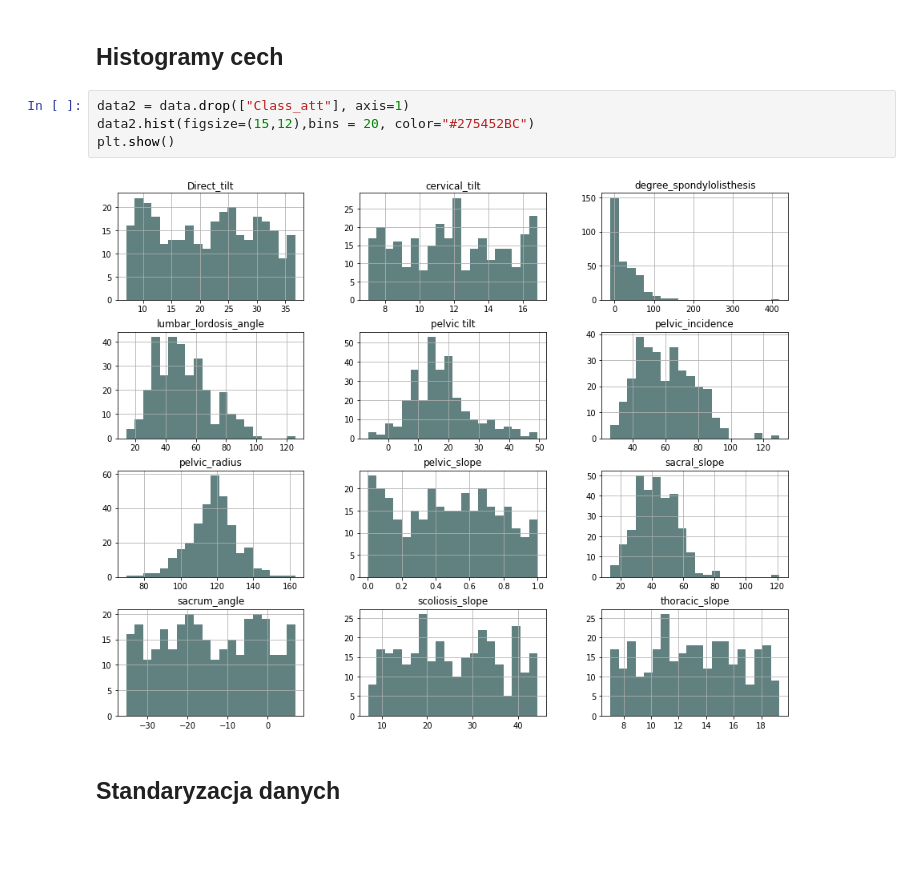
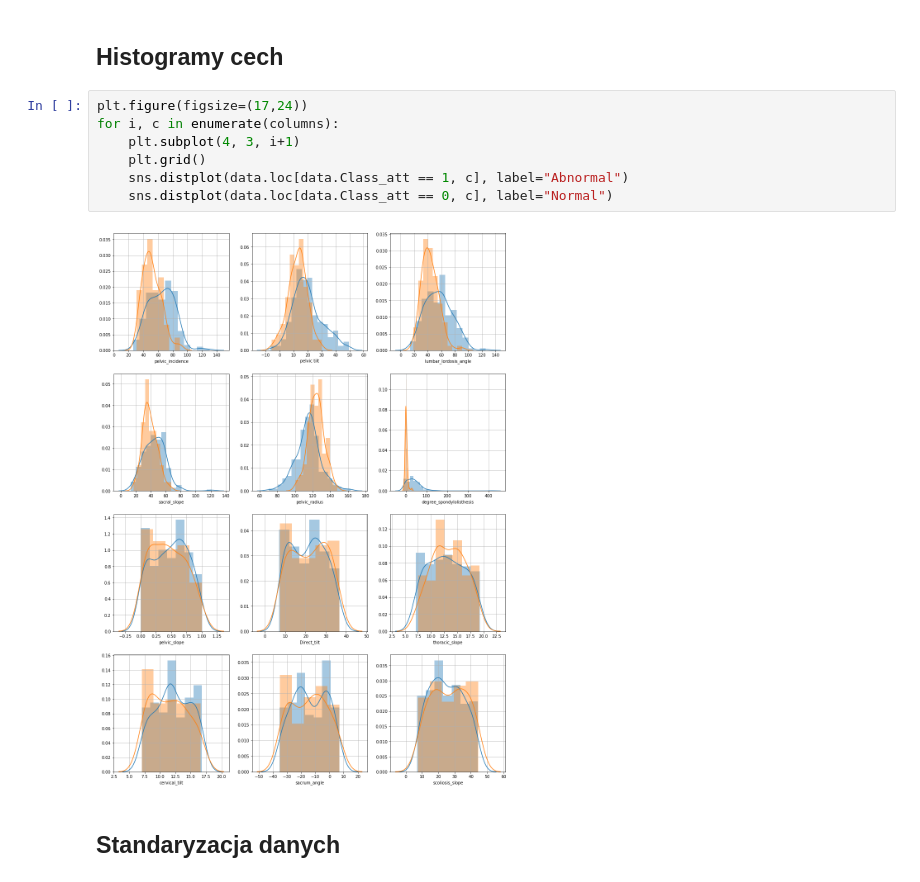
Before and after one commit to monika-osiak/lower-back-pain-classification, a Jupyter notebook: lower-back-pain-classification.ipynb, the cells around one changed output. Drawn from its saved outputs; the diff is of its cells as text; blank space fills up the shorter version.

```diff
--- a/lower-back-pain-classification.ipynb
+++ b/lower-back-pain-classification.ipynb
@@ -122,11 +103,14 @@ Porównując średnie wartości dla klas widać, że osoby cierpiące na bóle c
 # %% [markdown]
 ## Histogramy cech
-# %%
-data2 = data.drop(["Class_att"], axis=1)
-data2.hist(figsize=(15,12),bins = 20, color="#275452BC")
-plt.show()
-# %% [output]
-[figure, removed]
+# %%
+plt.figure(figsize=(17,24))
+for i, c in enumerate(columns):
+    plt.subplot(4, 3, i+1)
+    plt.grid()
+    sns.distplot(data.loc[data.Class_att == 1, c], label="Abnormal")
+    sns.distplot(data.loc[data.Class_att == 0, c], label="Normal")
+# %% [output]
+[figure, added]
 # %% [markdown]
 ## Standaryzacja danych
 # %%
```
Also changed, not shown: parts of 16 cells of this notebook.
